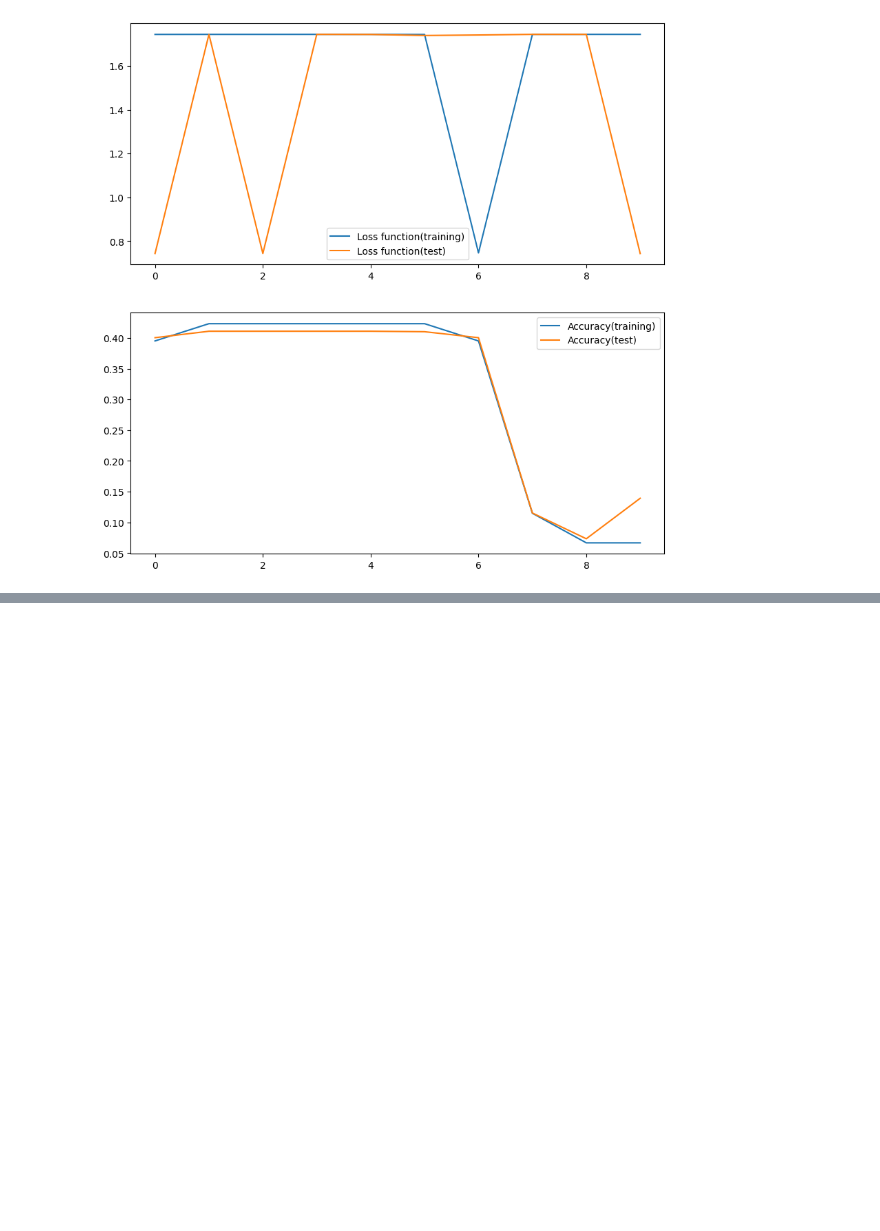
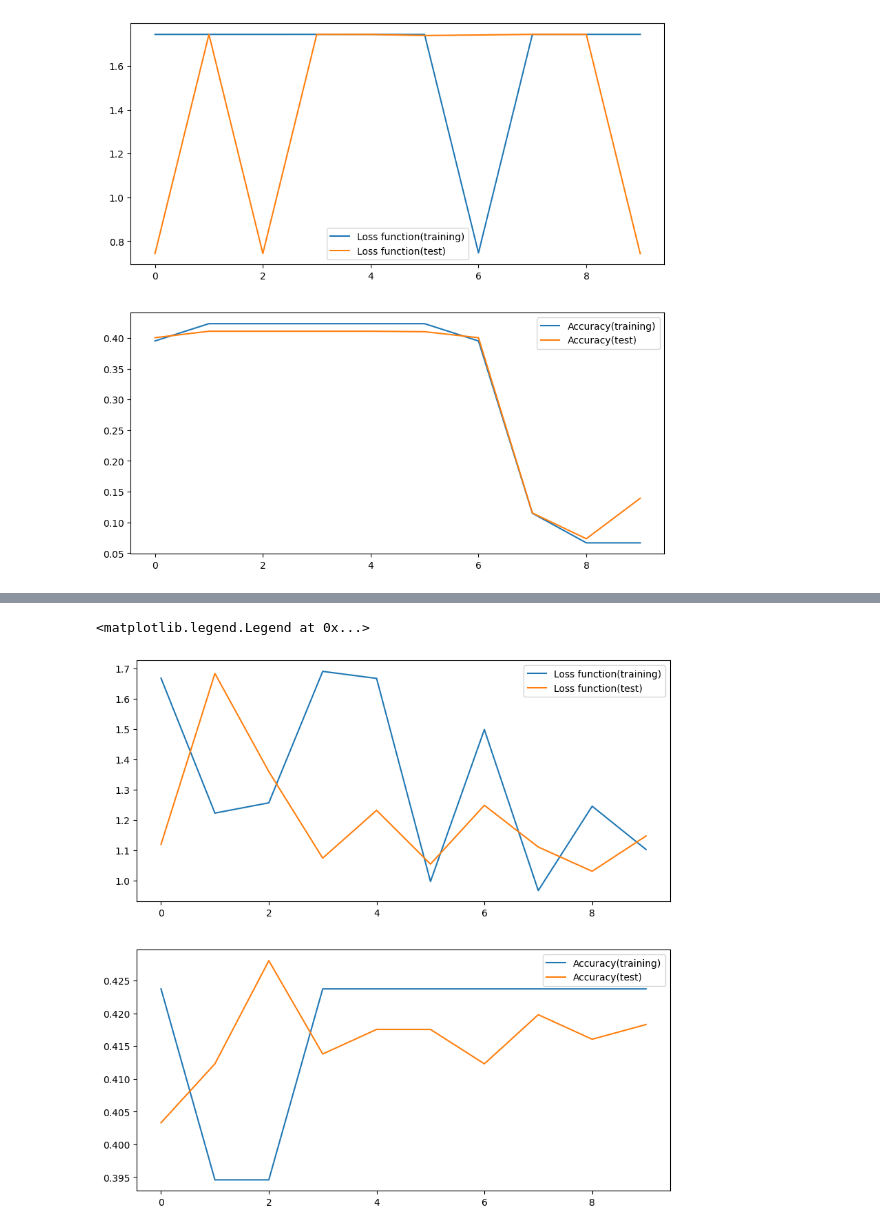
Before and after one commit to paotabetai/NLP100, a Jupyter notebook: C9_RNN_and_CNN.ipynb, the cells around one changed output, grey strips where cells are left out. Saved outputs shown, nothing was run; the diff lists cells and outputs as text; code cells hidden in the pictures; blank space fills up the shorter version.

```diff
--- a/C9_RNN_and_CNN.ipynb
+++ b/C9_RNN_and_CNN.ipynb
@@ -483,0 +511,73 @@ tensor([[0., 0., 0.,  ..., 0., 0., 0.],
+# %%
+import numpy as np
+import torch
+import torch.nn as nn
+from torch.utils.data import TensorDataset, DataLoader
+import matplotlib.pyplot as plt
+
+dw = 300
+dh = 50
+EPOCH = 10
+
+model = Bi_RNN(dw, dh, len(CATEGORIES), 1).to(device)
+loss_fn = torch.nn.CrossEntropyLoss()
+optimizer = torch.optim.SGD(model.parameters(), lr=0.5)
+
+train_losses = []
+train_accuracy = []
+test_losses = []
+test_accuracy = []
+for i in range(EPOCH):
+  for x,y in loader:
+    y_hat = model(x)
+    loss = loss_fn(y_hat, y)
+
+    optimizer.zero_grad()
+    loss.backward()
+    optimizer.step()
+
+  correct = 0
+  num_train = 0
+
+  for x, y in loader:
+      y_hat = model(x)
+      y_hat_max_index = torch.argmax(y_hat)
+      y_max_index = torch.argmax(y)
+      if y_hat_max_index == y_max_index:
+        correct += 1
+      num_train += 1
+  train_losses.append(float(loss))
+  train_accuracy.append(correct/num_train)
+  optimizer.zero_grad()
+
+  correct = 0
+  num_test = 0
+
+  for x, y in testloader:
+      y_hat = model(x)
+      y_hat_max_index = torch.argmax(y_hat)
+      y_max_index = torch.argmax(y)
+      if y_hat_max_index == y_max_index:
+        correct += 1
+      num_test += 1
+      loss = loss_fn(y_hat, y)
+
+      optimizer.zero_grad()
+      loss.backward()
+      optimizer.step()
+  test_losses.append(float(loss))
+  test_accuracy.append(correct/num_test)
+  optimizer.zero_grad()
+
+  print(f"EPOCH {i}")
+
+fig = plt.figure(figsize = (10,10))
+ax1 = fig.add_subplot(2, 1, 1)
+ax2 = fig.add_subplot(2, 1, 2)
+ax1.plot([i for i in range(len(train_losses))], train_losses, label="Loss function(training)")
+ax1.plot([i for i in range(len(test_losses))], test_losses, label="Loss function(test)")
+ax2.plot([i for i in range(len(train_accuracy))], train_accuracy, label="Accuracy(training)")
+ax2.plot([i for i in range(len(test_accuracy))], test_accuracy, label="Accuracy(test)")
+ax1.legend()
+ax2.legend() # Google Colaboratoryでは動的なグラフ生成が手間なため割愛
+# %% [output]
@@ -483,0 +594,2 @@ tensor([[0., 0., 0.,  ..., 0., 0., 0.],
+<matplotlib.legend.Legend at 0x...>
+[figure, added]
```
Also changed, not shown: parts of 8 cells of this notebook.
